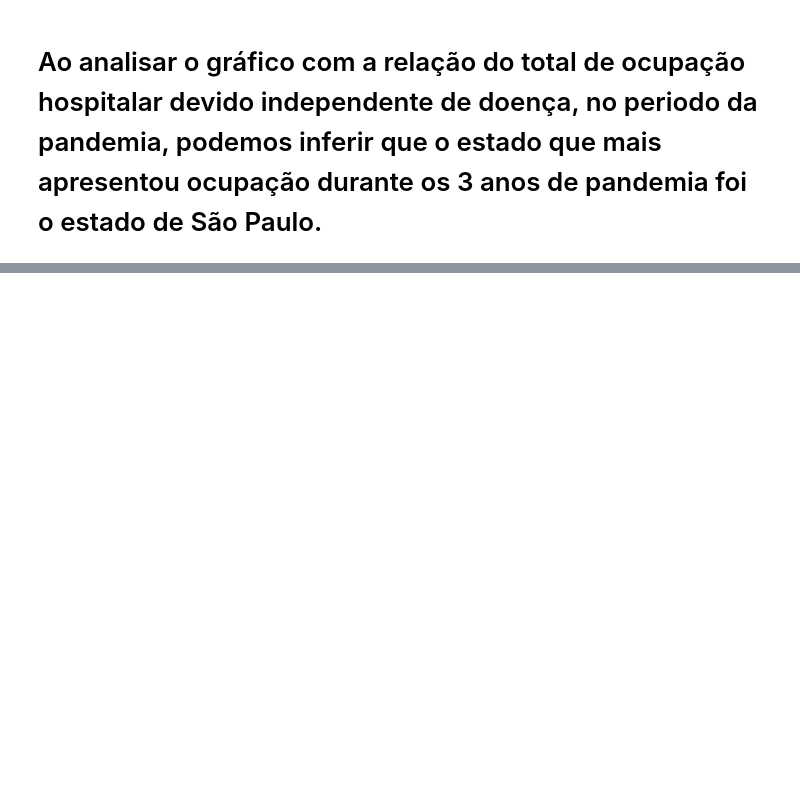
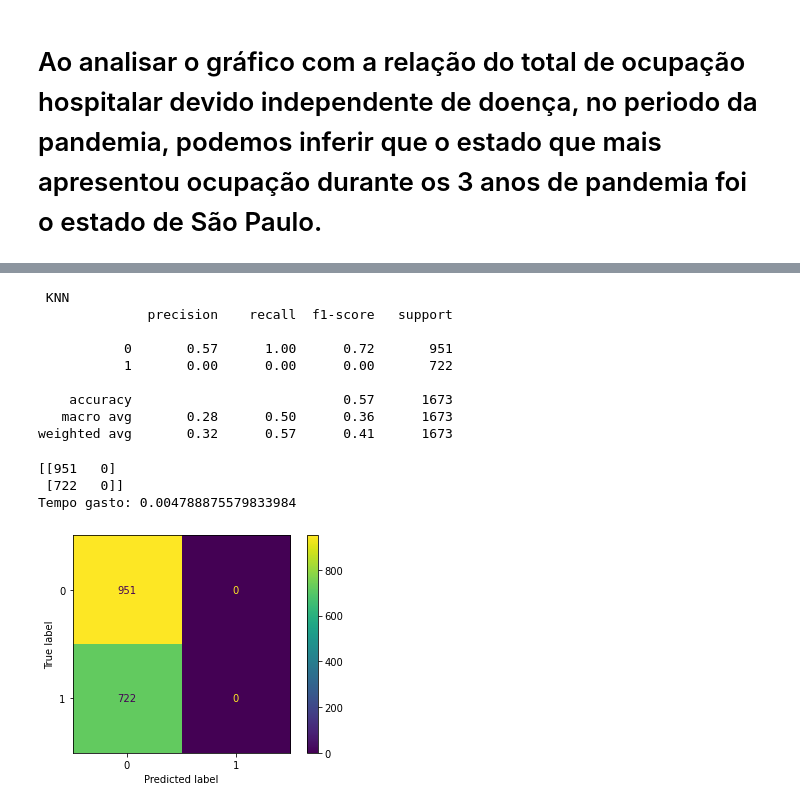
Before and after one commit to lucianobajr/TP-CCF425, a Jupyter notebook: src/main.ipynb, the cells around one changed output, grey strips where cells are left out. Saved outputs shown, nothing was run; the diff lists cells and outputs as text; code cells hidden in the pictures; blank space fills up the shorter version.

```diff
--- a/src/main.ipynb
+++ b/src/main.ipynb
@@ -1220,0 +1226,52 @@ occupation_per_state('totalOcupacaoHospitalar',"Ocupação hospitalar por Estado
+# %%
+from sklearn.neighbors import KNeighborsClassifier
+from sklearn import tree
+import time
+from sklearn.model_selection import train_test_split
+from sklearn.metrics import precision_recall_fscore_support
+from sklearn.metrics import classification_report
+from sklearn.metrics import confusion_matrix
+
+
+def classifier(X_train,X_test,Y_train,Y_test):
+    #Aplicando KNN
+    print(" KNN ")
+    ini = time.time() #Inicio do calculo do tempo
+
+    knn=KNeighborsClassifier()
+    knn.fit(X_train,Y_train)
+
+    end = time.time()
+    knn_time = end - ini # Fim do calculo do tempo
+
+    knn_Y_predicted = knn.predict(X_test)
+    knn_accuracy = np.sum(knn_Y_predicted == Y_test) / len(Y_test)
+
+    print(classification_report(Y_test,knn.predict(X_test)))
+    print(confusion_matrix(Y_test, knn.predict(X_test)))
+    print(f"Tempo gasto: {knn_time}")
+
+    cm = metrics.confusion_matrix(Y_test, knn_Y_predicted, labels=knn.classes_)
+    disp = metrics.ConfusionMatrixDisplay(confusion_matrix=cm, display_labels=knn.classes_)
+    disp.plot()
+    plt.show()
+
+
+Y = data['totalCases_per_100k_inhabitants_test']
+# %%
+X_train,X_test,Y_train,Y_test=train_test_split(data['vaccinated_per_100_inhabitants_test'].values.reshape(-1,1),Y.values.reshape(-1,1),test_size=0.2, random_state=0)
+classifier(X_train,X_test,Y_train,Y_test)
+# %% [output]
+ KNN
+              precision    recall  f1-score   support
+
+           0       0.57      1.00      0.72       951
+           1       0.00      0.00      0.00       722
+
+    accuracy                           0.57      1673
+   macro avg       0.28      0.50      0.36      1673
+weighted avg       0.32      0.57      0.41      1673
+[[951   0]
+ [722   0]]
+Tempo gasto: 0.004788875579833984
+[figure, added]
```
Also changed, not shown: parts of 48 cells of this notebook.
